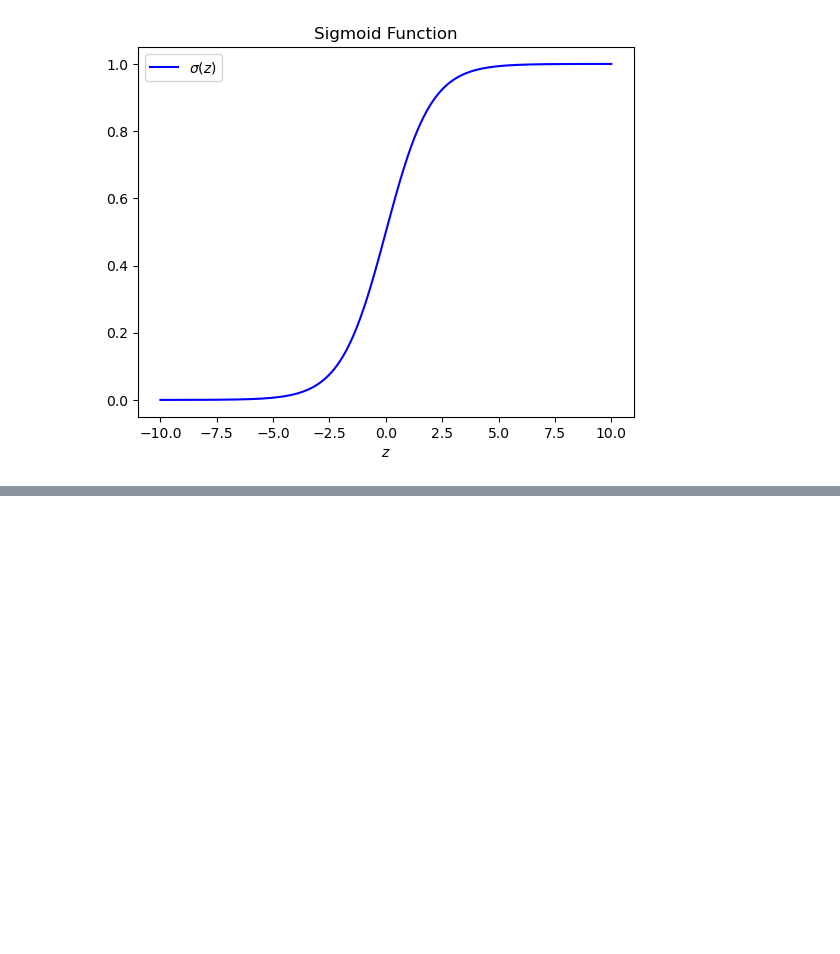
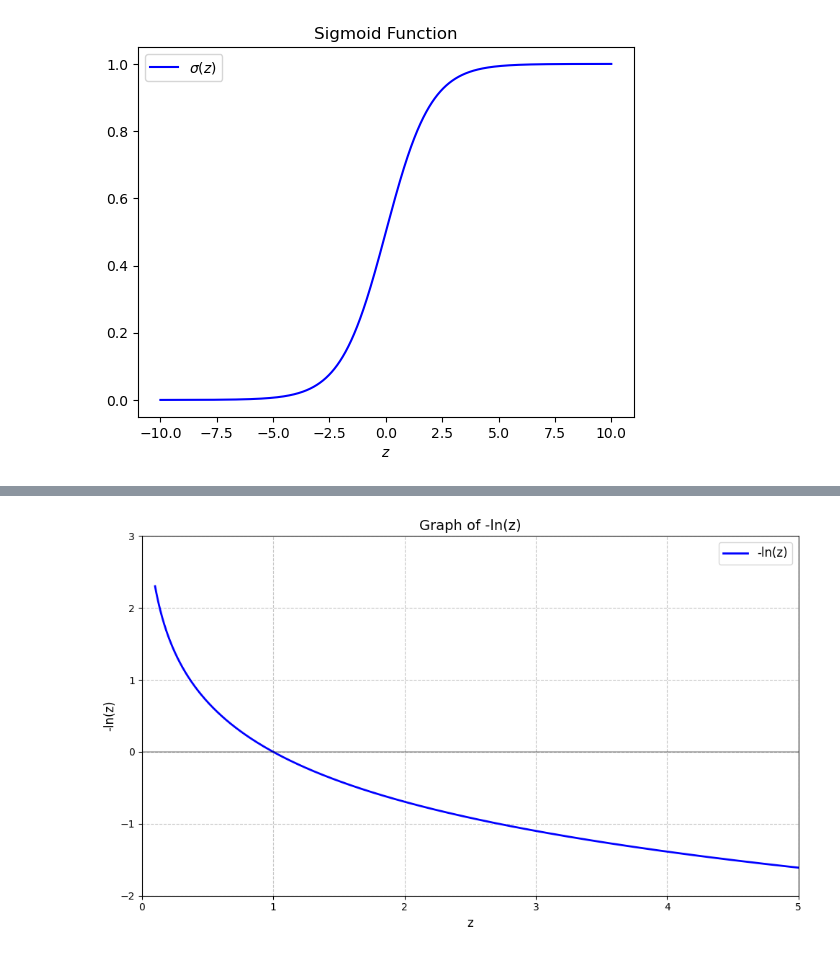
Before and after one commit to smid5/deeplearning2025, a Jupyter notebook: notes/code.ipynb, the cells around one changed output, grey strips where cells are left out. Saved outputs shown, nothing was run; the diff lists cells and outputs as text; code cells hidden in the pictures; blank space fills up the shorter version.

```diff
--- a/notes/code.ipynb
+++ b/notes/code.ipynb
@@ -101,0 +113,36 @@ plt.savefig('images/logistic_sigmoid.pdf')
+# %%
+# Create data points
+z = np.linspace(0.1, 5, 1000)  # Avoid z=0 since ln(0) is undefined
+y = -np.log(z)
+
+# Create the figure and axis
+plt.figure(figsize=(10, 6))
+plt.plot(z, y, 'b-', linewidth=2, label='-ln(z)')
+
+# Add grid
+plt.grid(True, linestyle='--', alpha=0.7)
+
+# Add title and labels
+plt.title('Graph of -ln(z)', fontsize=14)
+plt.xlabel('z', fontsize=12)
+plt.ylabel('-ln(z)', fontsize=12)
+
+# Add legend
+plt.legend(fontsize=12)
+
+# Add horizontal and vertical axes
+plt.axhline(y=0, color='k', linestyle='-', alpha=0.3)
+plt.axvline(x=0, color='k', linestyle='-', alpha=0.3)
+
+# Set reasonable axis limits
+plt.xlim(0, 5)
+plt.ylim(-2, 3)
+
+# Adjust layout
+plt.tight_layout()
+
+plt.savefig('images/NegLog.pdf')
+# Show plot
+plt.show()
+# %% [output]
+[figure, added]
```
Also changed, not shown: parts of 1 cell of this notebook, 15 other files.
